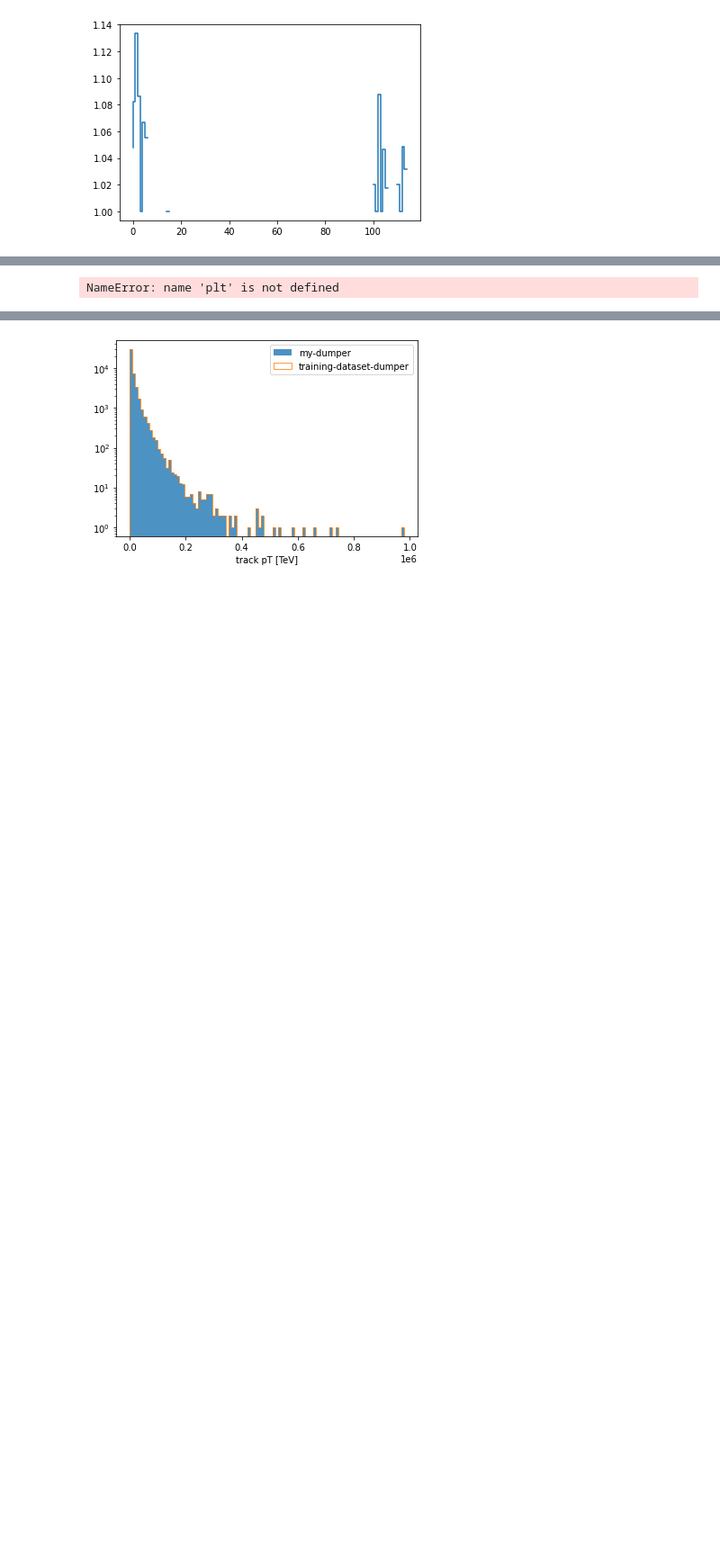
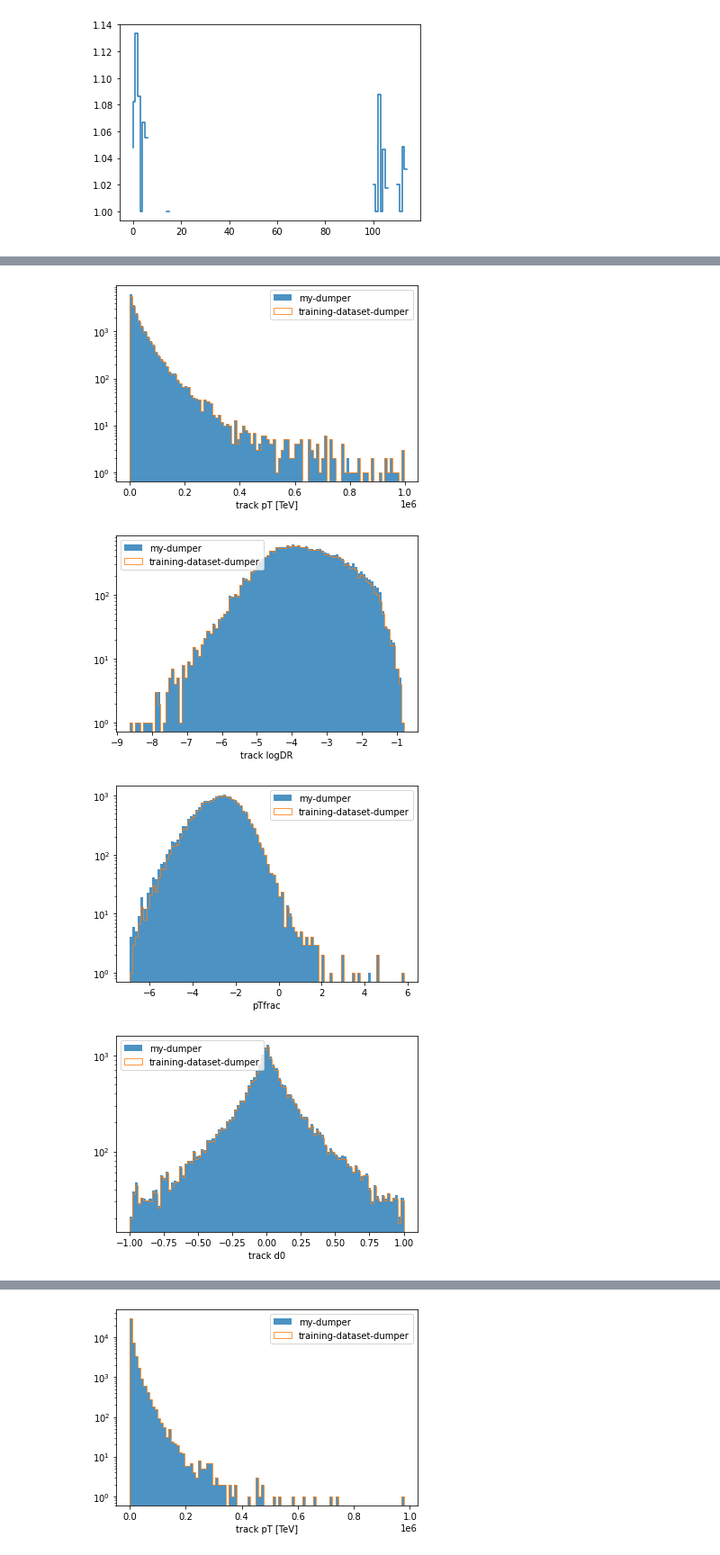
Before and after one commit to martinosal/TA_trainer, a Jupyter notebook: confronti.ipynb, the cells around one changed output, grey strips where cells are left out. Shown at 90% size. Cells and saved outputs as stored; diff of their text form; code cells hidden in the pictures; blank space fills up the shorter version.

```diff
--- a/confronti.ipynb
+++ b/confronti.ipynb
@@ -107,7 +236,7 @@ plt.show()
 # %%
-bin_range=range(0,int(1e2))
-plt.hist(data_singleBTrk.query('isfromBD==1 and pT<1e6')['pT'],bins=bin_range,histtype='bar',label='my-dumper',density=den,alpha=alp)
-plt.hist(data_singleBTrk_02.query(cut).query('isfromBD==1 and pT<1e6')['pT'],bins=bin_range,histtype='step',label='training-dataset-dumper',density=den,alpha=alp)
+#bin_range=range(0,int(1e2))
+plt.hist(data_singleBTrk.query('isfromBD==1 and pT<1e6')['pT'],bins=100,histtype='bar',label='my-dumper',density=den,alpha=alp)
+plt.hist(data_singleBTrk_02.query(cut).query('isfromBD==1 and pT<1e6')['pT'],bins=100,histtype='step',label='training-dataset-dumper',density=den,alpha=alp)
 plt.yscale('log')
 plt.xlabel('track pT [TeV]')
 plt.legend()
@@ -119,31 +248,34 @@ plt.hist(data_singleBTrk_02.query(cut).query('isfromBD==1')['DR'].apply(lambda x
 plt.yscale('log')
 plt.xlabel('track logDR')
 plt.legend()
 #plt.savefig(directory+title_1+'_trk_pT_3.pdf')
 plt.show()
 
 plt.hist(data_singleBTrk.query('isfromBD==1')['pTfrac'].apply(lambda x: math.log(x)),bins=100,histtype='bar',label='my-dumper',density=den,alpha=alp)
 plt.hist(data_singleBTrk_02.query(cut).query('isfromBD==1')['pTfrac'].apply(lambda x: math.log(x)),bins=100,histtype='step',label='training-dataset-dumper',density=den,alpha=alp)
 plt.yscale('log')
 plt.xlabel('pTfrac')
 plt.legend()
 #plt.savefig(directory+title_1+'_trk_pT_3.pdf')
 plt.show()
 
 plt.hist(data_singleBTrk.query('isfromBD==1')['trk_d0'],bins=100,histtype='bar',label='my-dumper',density=den,alpha=alp)
 plt.hist(data_singleBTrk_02.query(cut).query('isfromBD==1')['trk_d0'],bins=100,histtype='step',label='training-dataset-dumper',density=den,alpha=alp)
 plt.yscale('log')
 plt.xlabel('track d0')
 plt.legend()
 #plt.savefig(directory+title_1+'_trk_pT_3.pdf')
 plt.show()
 
 plt.hist(data_singleBTrk.query('isfromBD==1')['trk_z0SinTheta'],bins=100,histtype='bar',label='my-dumper',density=den,alpha=alp)
 plt.hist(data_singleBTrk_02.query(cut).query('isfromBD==1')['trk_z0SinTheta'],bins=100,histtype='step',label='training-dataset-dumper',density=den,alpha=alp)
 plt.yscale('log')
 plt.xlabel('track z0SinTheta')
 plt.legend()
 #plt.savefig(directory+title_1+'_trk_pT_3.pdf')
 plt.show()
 # %% [output]
-NameError: name 'plt' is not defined
+[figure, added]
+[figure, added]
+[figure, added]
+[figure, added]
```
Also changed, not shown: parts of 2 cells of this notebook.
